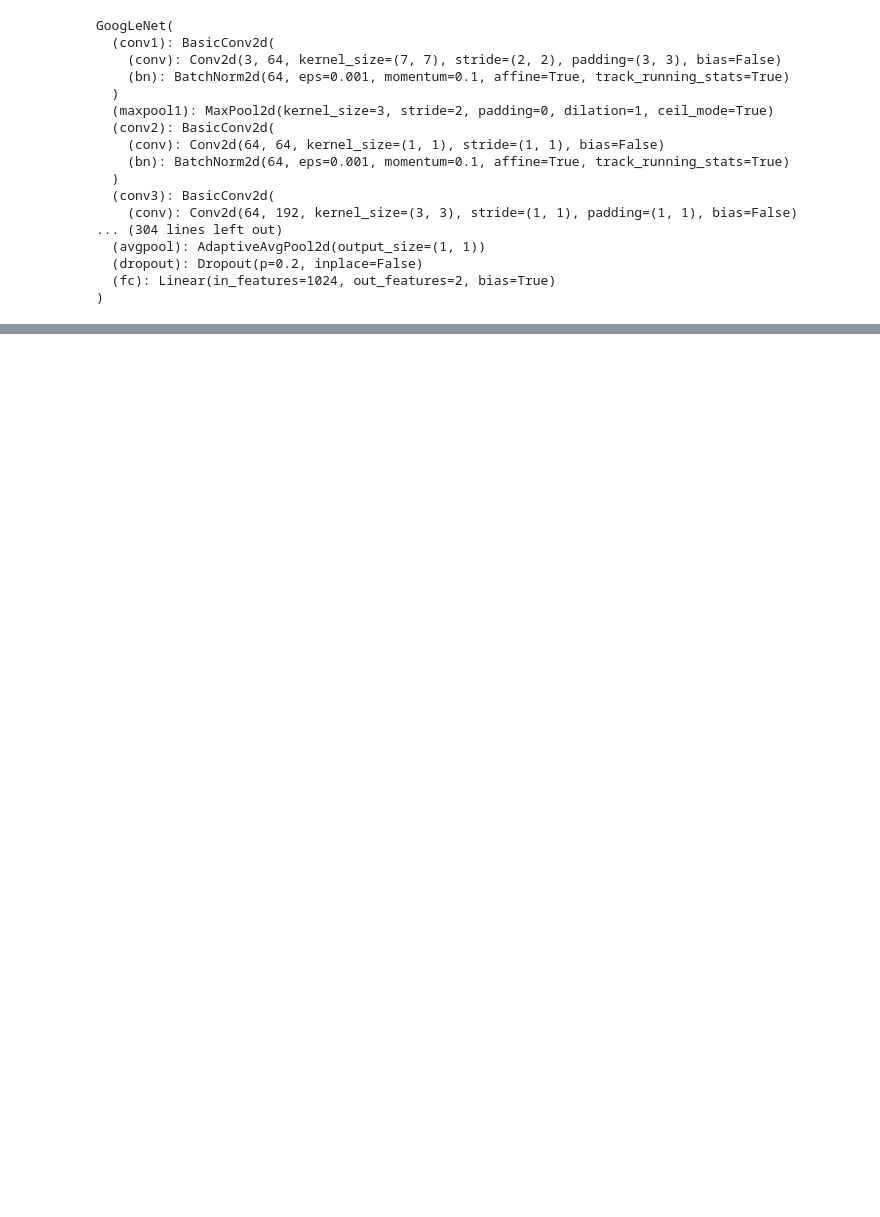
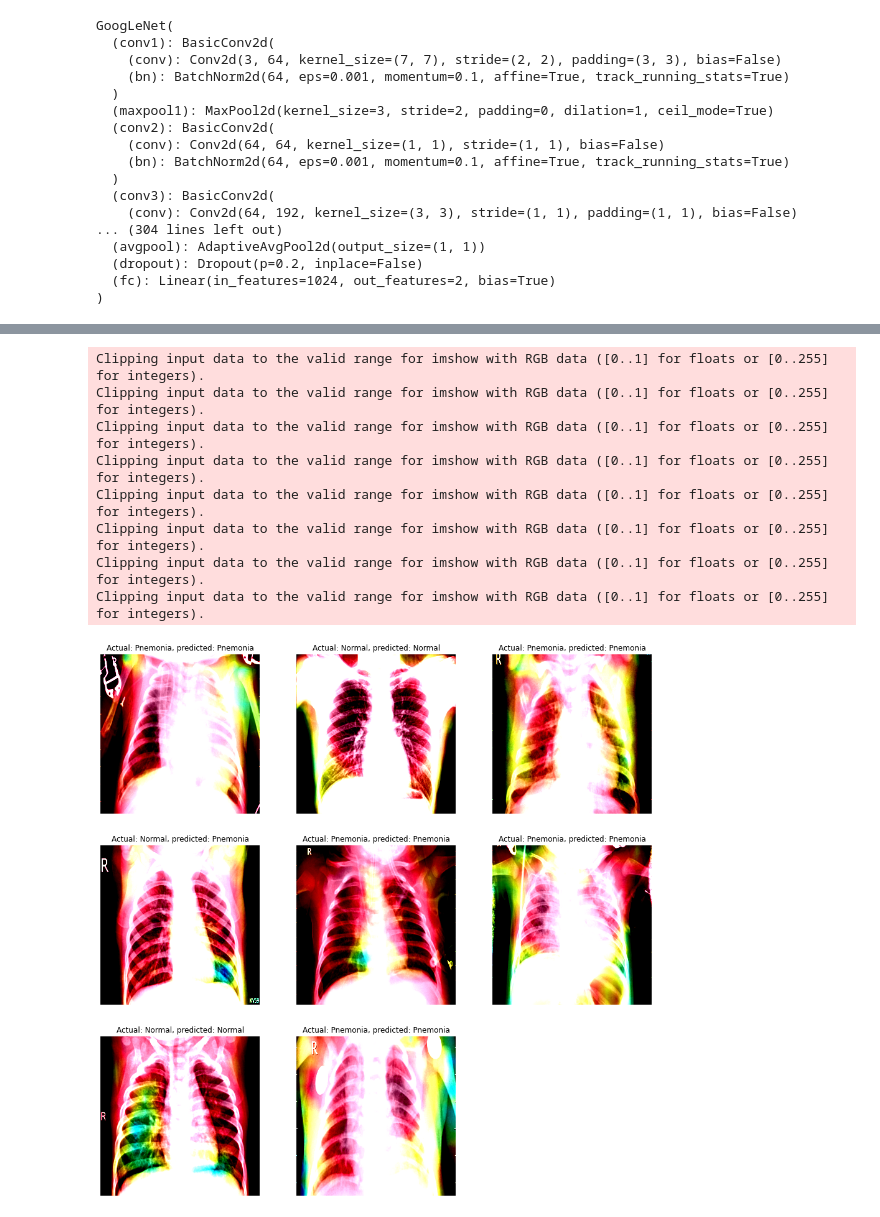
Before and after one commit to ojaohe-3/D7047E, a Jupyter notebook: Project_Lungs_GoogleLenet.ipynb, the cells around one changed output, grey strips where cells are left out. Drawn from its saved outputs; the diff is of its cells as text; code cells hidden in the pictures; blank space fills up the shorter version.

```diff
--- a/Project_Lungs_GoogleLenet.ipynb
+++ b/Project_Lungs_GoogleLenet.ipynb
@@ -216,0 +312,47 @@ total accuracy of net: 81.89%
+# %%
+
+images, id_ = next(iter(testloader))
+
+
+test = gnet(images)
+test = torch.round(torch.sigmoid(test))
+
+y = torch.zeros(test.size(0))
+for i in range(test.size(0)):
+    y[i] = torch.argmax(test[i])
+test = y.unsqueeze(1)
+
+
+c = {0: "Normal", 1: "Pnemonia"}
+
+images = images.to(device)
+heatmap = get_heatmap(images, target_layers=[ "inception5b","inception5a","inception4b","inception4a","inception4e","inception4d", "inception4c"])
+
+images =  images.permute(0,2,3,1)
+images = images.cpu().numpy()
+heatmap = heatmap.cpu().numpy()
+heatmap = np.vstack([heatmap])
+# %%
+plt.figure(figsize=(16, 16))
+for i in range(8):
+    ax = plt.subplot(3, 3, i + 1)
+    img = images[i]
+    hm = heatmap[i]
+
+    hm = np.uint8(254 *hm + 1)
+    hm = cv2.applyColorMap(hm, cv2.COLORMAP_JET)
+
+    img =hm * 0.0045 + img*(1-0.045)
+    plt.imshow(img)
+    plt.title(f"Actual: {c[id_[i].item()]}, predicted: {c[test[i].item()]}")
+    plt.axis("off")
+# %% [output]
+Clipping input data to the valid range for imshow with RGB data ([0..1] for floats or [0..255] for integers).
+Clipping input data to the valid range for imshow with RGB data ([0..1] for floats or [0..255] for integers).
+Clipping input data to the valid range for imshow with RGB data ([0..1] for floats or [0..255] for integers).
+Clipping input data to the valid range for imshow with RGB data ([0..1] for floats or [0..255] for integers).
+Clipping input data to the valid range for imshow with RGB data ([0..1] for floats or [0..255] for integers).
+Clipping input data to the valid range for imshow with RGB data ([0..1] for floats or [0..255] for integers).
+Clipping input data to the valid range for imshow with RGB data ([0..1] for floats or [0..255] for integers).
+Clipping input data to the valid range for imshow with RGB data ([0..1] for floats or [0..255] for integers).
+[figure, added]
```
Also changed, not shown: parts of 15 cells of this notebook, 5 other files.
